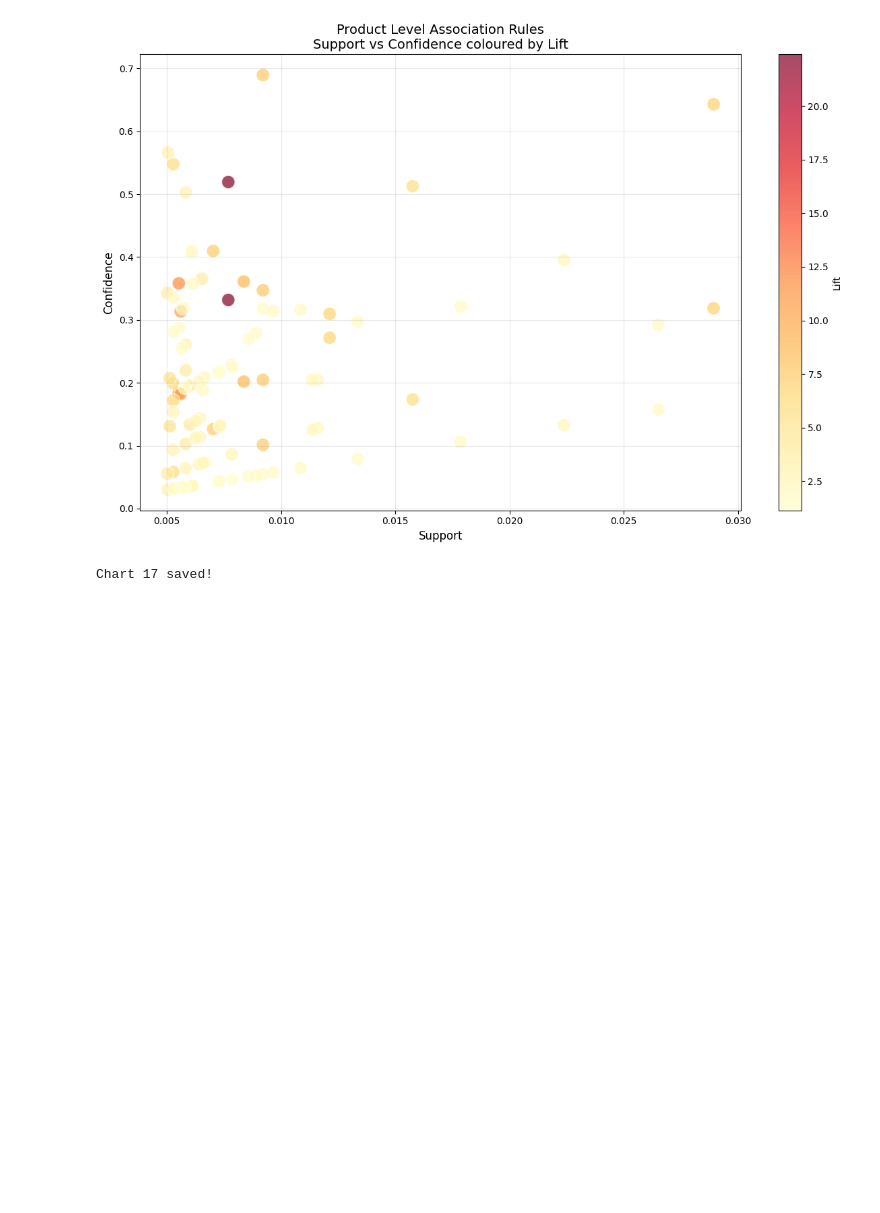
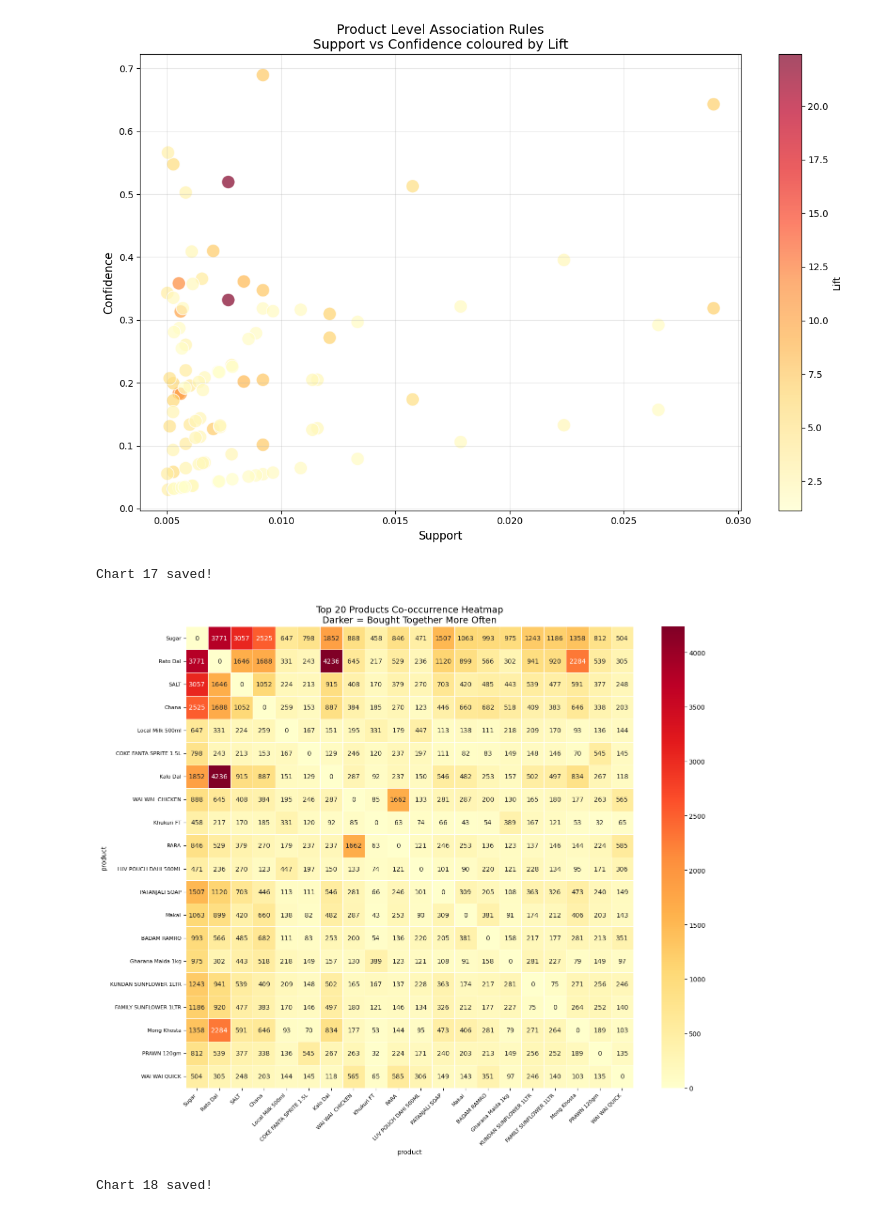
Before and after one commit to samekshya/product-placement-optimization, a Jupyter notebook: notebooks/09_ml_recommendation.ipynb, the cells around one changed output. Drawn from its saved outputs; the diff is of its cells as text; code cells hidden in the pictures; blank space fills up the shorter version.

Commit message:
add product co-occurrence heatmap chart18 rato dal kalo dal strongest pair 4236 times

```diff
--- a/notebooks/09_ml_recommendation.ipynb
+++ b/notebooks/09_ml_recommendation.ipynb
@@ -339,3 +339,34 @@ print("Chart 17 saved!")
 # %% [output]
 [figure]
 Chart 17 saved!
+# %%
+top_20_products = top_100_products.head(20).index.tolist()
+df_top20 = df[df['product'].isin(top_20_products)]
+
+pivot = df_top20.groupby(['invoice_no', 'product']).size().unstack(fill_value=0)
+pivot = pivot.reindex(columns=top_20_products, fill_value=0)
+
+cooc = pivot.T.dot(pivot)
+cooc_array = cooc.values.copy()
+np.fill_diagonal(cooc_array, 0)
+cooc_fixed = pd.DataFrame(cooc_array, index=cooc.index, columns=cooc.columns)
+
+fig, ax = plt.subplots(figsize=(14, 12))
+sns.heatmap(
+    cooc_fixed,
+    cmap='YlOrRd',
+    ax=ax,
+    linewidths=0.5,
+    annot=True,
+    fmt='g'
+)
+ax.set_title('Top 20 Products Co-occurrence Heatmap\nDarker = Bought Together More Often', fontsize=14)
+plt.xticks(rotation=45, ha='right', fontsize=8)
+plt.yticks(rotation=0, fontsize=8)
+plt.tight_layout()
+plt.savefig(os.path.join(figures_path, 'chart18_product_cooccurrence_heatmap.png'), dpi=150)
+plt.show()
+print("Chart 18 saved!")
+# %% [output]
+[figure, added]
+Chart 18 saved!
```
